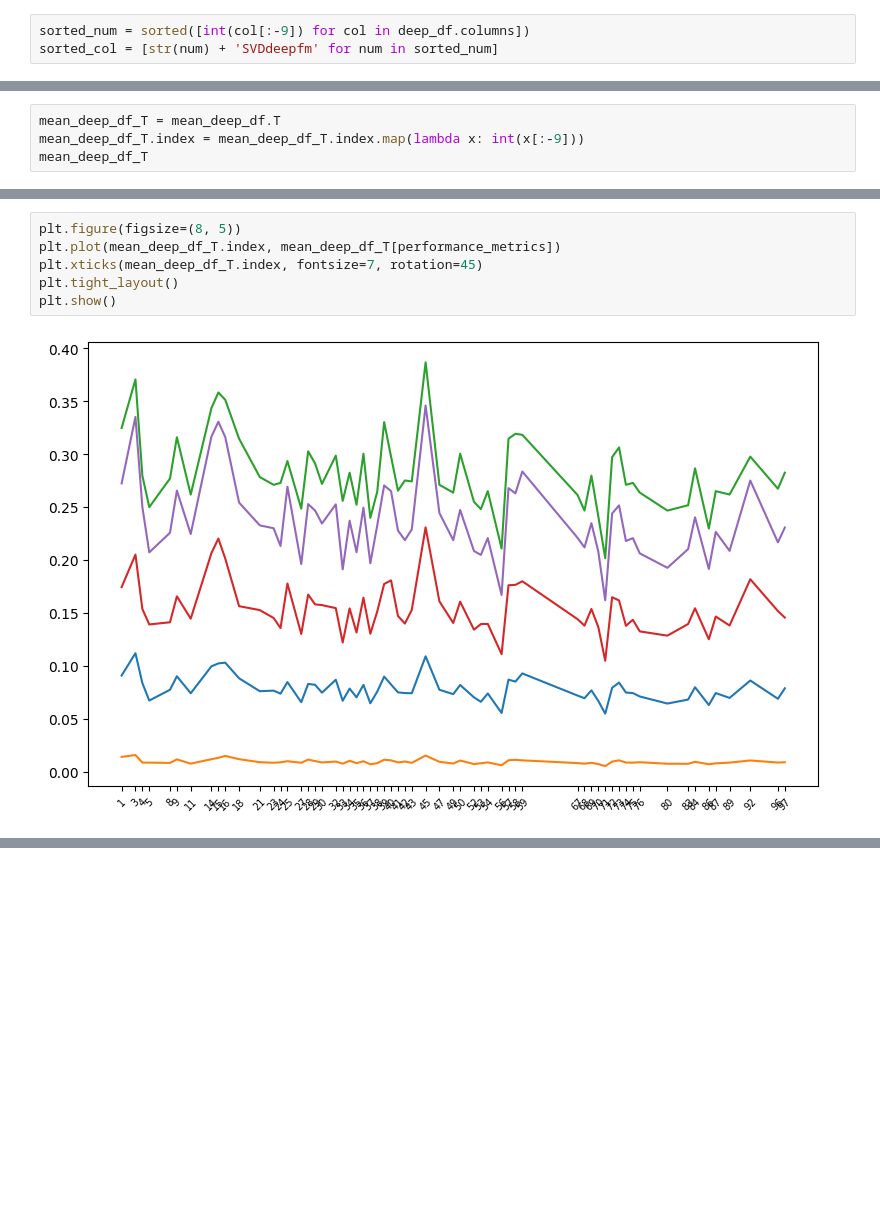
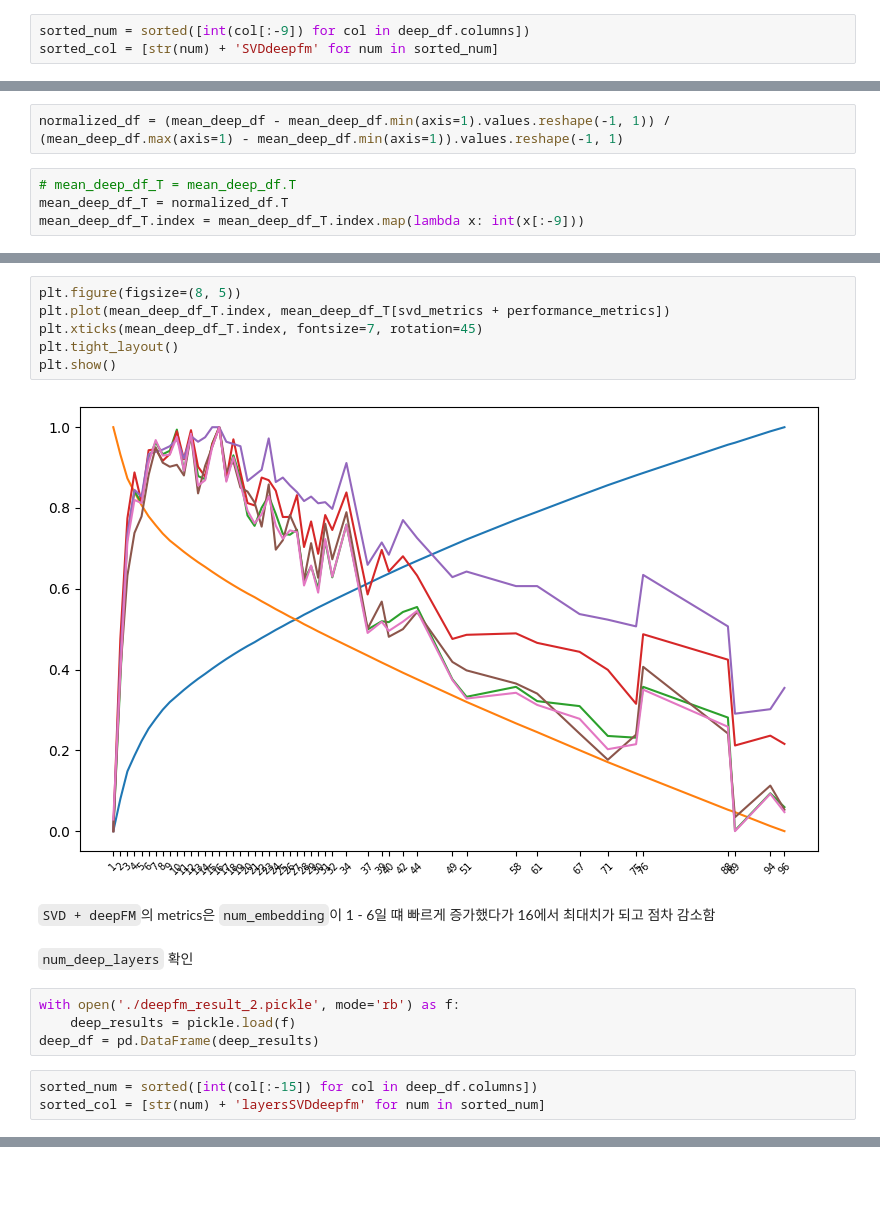
Before and after one commit to basill2001/SVD_FM, a Jupyter notebook: notes/pickle_checker.ipynb, the cells around one changed output, grey strips where cells are left out. Drawn from its saved outputs; the diff is of its cells as text; blank space fills up the shorter version.

```diff
--- a/notes/pickle_checker.ipynb
+++ b/notes/pickle_checker.ipynb
@@ -110,4 +110,6 @@ mean_deep_df
+# %%
+normalized_df = (mean_deep_df - mean_deep_df.min(axis=1).values.reshape(-1, 1)) / (mean_deep_df.max(axis=1) - mean_deep_df.min(axis=1)).values.reshape(-1, 1)
 # %%
-mean_deep_df_T = mean_deep_df.T
+# mean_deep_df_T = mean_deep_df.T
+mean_deep_df_T = normalized_df.T
 mean_deep_df_T.index = mean_deep_df_T.index.map(lambda x: int(x[:-9]))
-mean_deep_df_T
@@ -142,8 +116,19 @@ mean_deep_df_T.sort_values(by='precision', ascending=False).iloc[:10]
 # %%
 plt.figure(figsize=(8, 5))
-plt.plot(mean_deep_df_T.index, mean_deep_df_T[performance_metrics])
+plt.plot(mean_deep_df_T.index, mean_deep_df_T[svd_metrics + performance_metrics])
 plt.xticks(mean_deep_df_T.index, fontsize=7, rotation=45)
 plt.tight_layout()
 plt.show()
 # %% [output]
-[figure, old version]
+[figure, new version]
+# %% [markdown]
+`SVD + deepFM`의 metrics은 `num_embedding`이 1 - 6일 떄 빠르게 증가했다가 16에서 최대치가 되고 점차 감소함
+# %% [markdown]
+`num_deep_layers` 확인
+# %%
+with open('./deepfm_result_2.pickle', mode='rb') as f:
+    deep_results = pickle.load(f)
+deep_df = pd.DataFrame(deep_results)
+# %%
+sorted_num = sorted([int(col[:-15]) for col in deep_df.columns])
+sorted_col = [str(num) + 'layersSVDdeepfm' for num in sorted_num]
```
Also changed, not shown: parts of 6 cells of this notebook, 8 other files.
